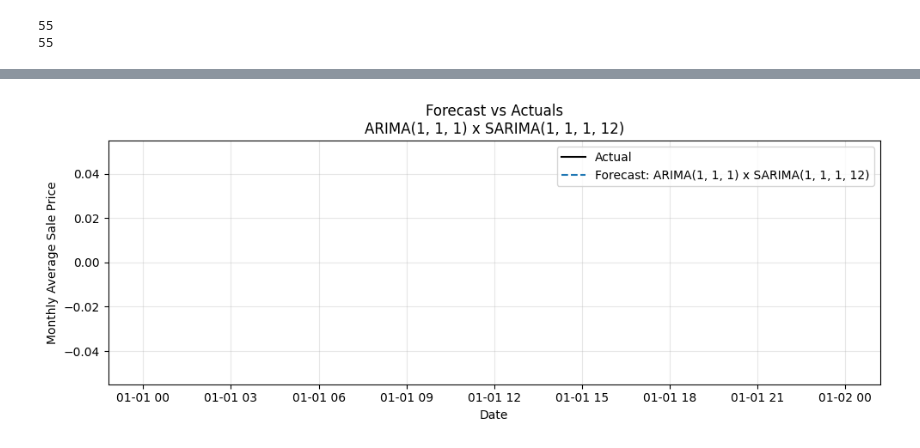
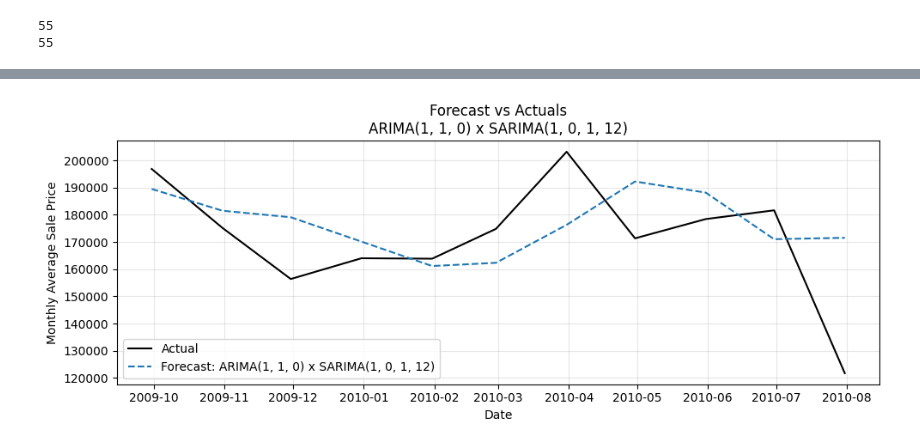
Before and after one commit to HardyUnine/House-Prices-Model, a Jupyter notebook: notebooks/4_time_series_analysis.ipynb, the cells around one changed output, grey strips where cells are left out. Saved outputs shown, nothing was run; the diff lists cells and outputs as text; code cells hidden in the pictures.

```diff
--- a/notebooks/4_time_series_analysis.ipynb
+++ b/notebooks/4_time_series_analysis.ipynb
@@ -290,31 +293,31 @@ ValueError: The indices for endog and exog are not aligned
 # %%
+# Monthly average fitted with SARIMAX
+
 from statsmodels.tsa.statespace.sarimax import SARIMAX
 
-# Assuming 'monthly_avg' is a DataFrame with a datetime index and a column named 'AverageSalePrice'
-# Make sure the index is datetime formatted
+# Ensure datetime index
 monthly_avg.index = pd.to_datetime(monthly_avg.index)
+
+# Rename for consistency (if needed)
+monthly_avg.rename(columns={'SalePrice': 'AverageSalePrice'}, inplace=True)
 
 # Split dataset
 n = len(monthly_avg)
-split = int(n * 0.8)
-split2 = int(n * 0.2)
+split = int(n * 0.8)  # 80% for training, 20% for testing
 
-train = pd.concat([monthly_avg.iloc[:split2], monthly_avg.iloc[split:]])
-test = monthly_avg.iloc[split2:split]
+train = monthly_avg.iloc[:split]
+test = monthly_avg.iloc[split:]
 
-# Specify combinations
-non_seasonal_orders = [
-    (1,1,1), (2,1,1), (1,1,0)
+# SARIMA order combinations
+non_seasonal_orders = [(1,1,1), (2,1,1), (1,1,0)]
+seasonal_orders = [
+    (1,1,1,12), (1,1,0,12), (0,1,1,12), (0,1,0,12),
+    (0,0,0,12), (1,0,0,12), (1,0,1,12)
 ]
 
-seasonal_orders = [
-    (1,1,1,12), (1,1,0,12), (0,1,1,12), (0,1,0,12),
-    (0,0,0,12), (1,0,0,12), (1,0,1,12),
-]
-
-# Dictionary to hold results
 results = {}
 
+# Loop over models
 for ns_order in non_seasonal_orders:
     for s_order in seasonal_orders:
         label = f'ARIMA{ns_order} x SARIMA{s_order}'
@@ -325,56 +328,60 @@ for ns_order in non_seasonal_orders:
 
         for t in range(len(test)):
             try:
-                model = SARIMAX(history,
-                                order=ns_order,
-                                seasonal_order=s_order,
-                                enforce_stationarity=False,
-                                enforce_invertibility=False).fit(disp=False)
+                model = SARIMAX(
+                    history['AverageSalePrice'],
+                    order=ns_order,
+                    seasonal_order=s_order,
+                    enforce_stationarity=False,
+                    enforce_invertibility=False
+                ).fit(disp=False)
+
                 forecast = model.forecast(steps=1).iloc[0]
                 actual = test['AverageSalePrice'].iloc[t]
 
-                # Invert log for both forecast and actual
-                preds.append(np.exp(forecast))
-                actuals.append(np.exp(actual))
+                preds.append(forecast)
+                actuals.append(actual)
                 aics.append(model.aic)
 
                 # Update history with actual
-                history = pd.concat([history, test.iloc[[t]]])
+                new_row = test.iloc[[t]]
+                history = pd.concat([history, new_row])
             except Exception as e:
                 print(f"Model {label} failed: {e}")
                 break
 
         if len(actuals) > 0:
-            errors = np.array(actuals) - np.array(preds)
-            var_error = np.var(errors)
-            avg_aic = np.mean(aics) if aics else np.nan
+            actuals_arr = np.array(actuals)
+            preds_arr = np.array(preds)
+            relative_errors = (preds_arr - actuals_arr) / actuals_arr
+            var_error = np.nanvar(relative_errors)
+            avg_aic = np.nanmean(aics) if aics else np.nan
             results[label] = {
                 'Forecasts': preds,
                 'Actuals': actuals,
-                'Errors': errors,
-                'Variance of Forecast Error': var_error,
+                'Errors': relative_errors,
+                'Relative Forecast Error Variance': var_error,
                 'AIC': avg_aic
             }
 
-# Create summary DataFrame and get best two models
+# Summary DataFrame
 summary_df = pd.DataFrame([
     {
         'Model': name,
-        'Forecast Error Variance': res['Variance of Forecast Error'],
+        'Relative Forecast Error Variance': res['Relative Forecast Error Variance'],
         'AIC': res['AIC']
     }
     for name, res in results.items()
-]).sort_values('Forecast Error Variance').reset_index(drop=True)
+]).sort_values('Relative Forecast Error Variance').reset_index(drop=True)
 
-print(summary_df[['Model', 'Forecast Error Variance', 'AIC']])
+print(summary_df[['Model', 'Relative Forecast Error Variance', 'AIC']])
 
-# Plot only top 2 models
-for name in summary_df['Model'][:2]:
+# Plot top 5 models
+for name in summary_df['Model'][:5]:
     res = results[name]
-    x = test.index[:len(res['Actuals'])]  # Ensure x matches the length of actuals/forecasts
+    x = test.index.values[:len(res['Actuals'])]
     actuals = np.array(res['Actuals'])
     forecasts = np.array(res['Forecasts'])
-
     plt.figure(figsize=(10, 4))
     plt.plot(x, actuals, label='Actual', color='black')
     plt.plot(x, forecasts, label=f'Forecast: {name}', linestyle='--')
@@ -407 +413 @@ for name in summary_df['Model'][:2]:
-[figure, old version]
+[figure, new version]
```
Also changed, not shown: parts of 9 cells of this notebook.
